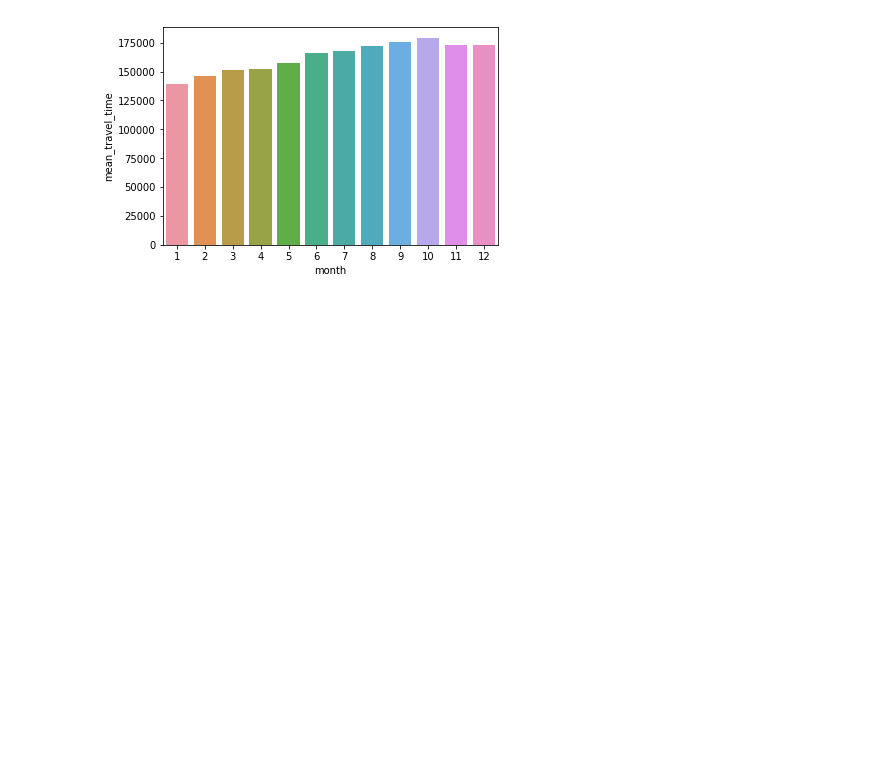
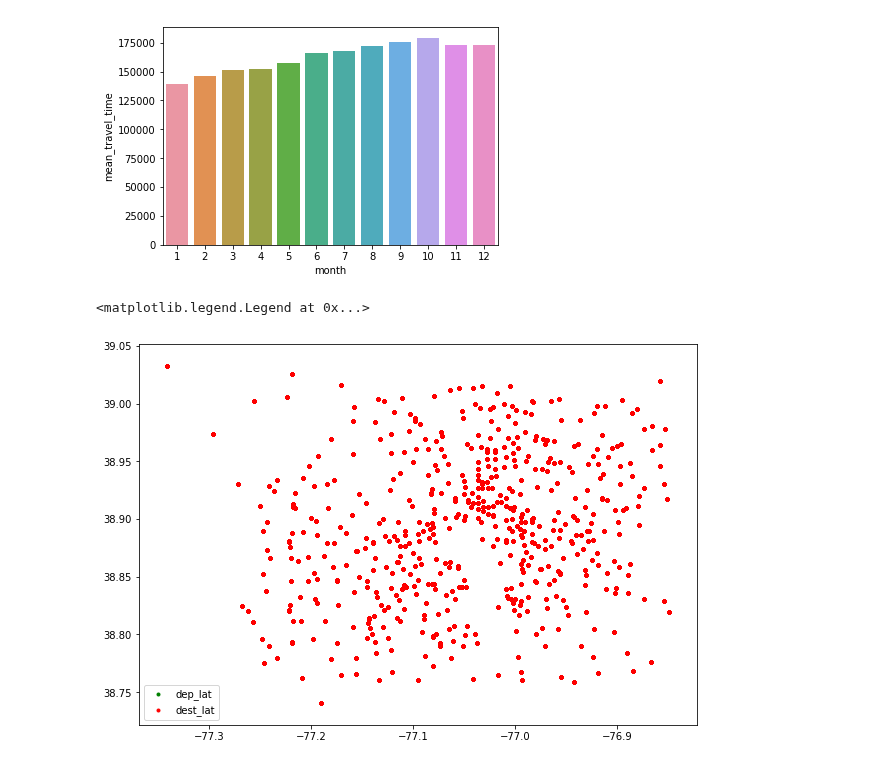
Before and after one commit to yegorkryukov/dc_public_transport, a Jupyter notebook: data_acquisition/uber/2016_month_weekday.ipynb, the cells around one changed output. Drawn from its saved outputs; the diff is of its cells as text; code cells hidden in the pictures; blank space fills up the shorter version.

```diff
--- a/data_acquisition/uber/2016_month_weekday.ipynb
+++ b/data_acquisition/uber/2016_month_weekday.ipynb
@@ -39,7 +41,10 @@ for item in geo['features']:
 # %%
 for ind, row in df.iterrows():
 
-    df.at[ind, 'departure'] = geodata[row['sourceid']][0]
-    df.at[ind, 'destination'] = geodata[row['dstid']][0]
-    df.at[ind, 'coord_dep'] = (f'{geodata[row["sourceid"]][2]}, {geodata[row["sourceid"]][1]}')
-    df.at[ind, 'coord_dest'] = (f'{geodata[row["dstid"]][2]}, {geodata[row["dstid"]][1]}')
+    #df.at[ind, 'departure'] = geodata[row['sourceid']][0]
+    #df.at[ind, 'destination'] = geodata[row['dstid']][0]
+    df.at[ind, 'dep_lat'] = format(geodata[row['sourceid']][2], '.6f')
+    df.at[ind, 'dep_lon'] = format(geodata[row['sourceid']][1], '.6f')
+    df.at[ind, 'dest_lat'] = format(geodata[row['dstid']][2], '.6f')
+    df.at[ind, 'dest_lon'] = format(geodata[row['dstid']][1], '.6f')
+    #df.at[ind, 'coord_dest'] = (f'{geodata[row["dstid"]][2]}, {geodata[row["dstid"]][1]}')
@@ -58,3 +79,13 @@ sns.barplot(x='month', y='mean_travel_time',
 # %% [output]
 <matplotlib.axes._subplots.AxesSubplot at 0x...>
 [figure]
+# %%
+# Departure points
+fig, ax = plt.subplots()
+fig.set_size_inches(10,7)
+ax.scatter(x=pd.to_numeric(df['dep_lon']), y=pd.to_numeric(df['dep_lat']), data=df, marker = '.', color = 'g')
+ax.scatter(x=pd.to_numeric(df['dest_lon']), y=pd.to_numeric(df['dest_lat']), data=df, marker = '.', color = 'r')
+ax.legend(loc='best')
+# %% [output]
+<matplotlib.legend.Legend at 0x...>
+[figure, added]
```
Also changed, not shown: parts of 3 cells of this notebook.
